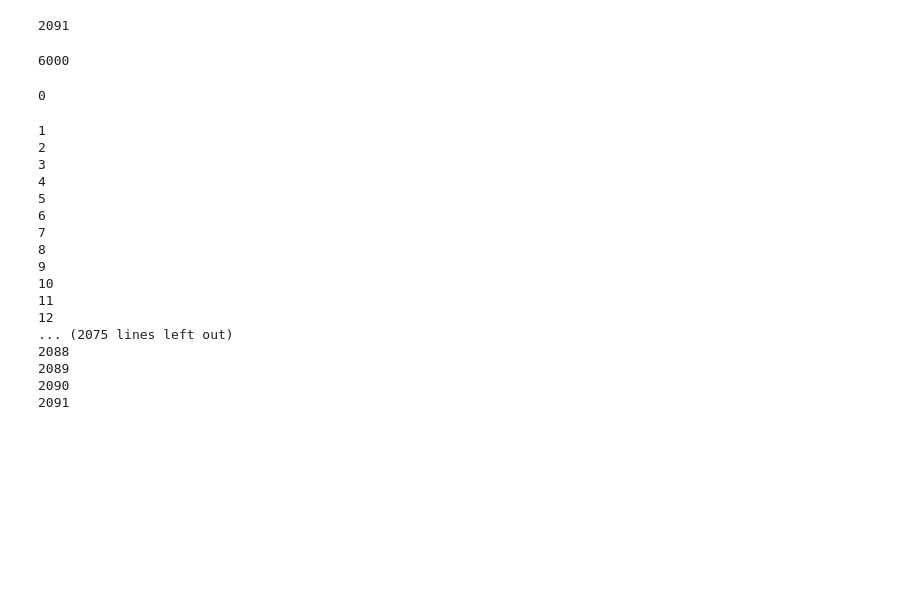
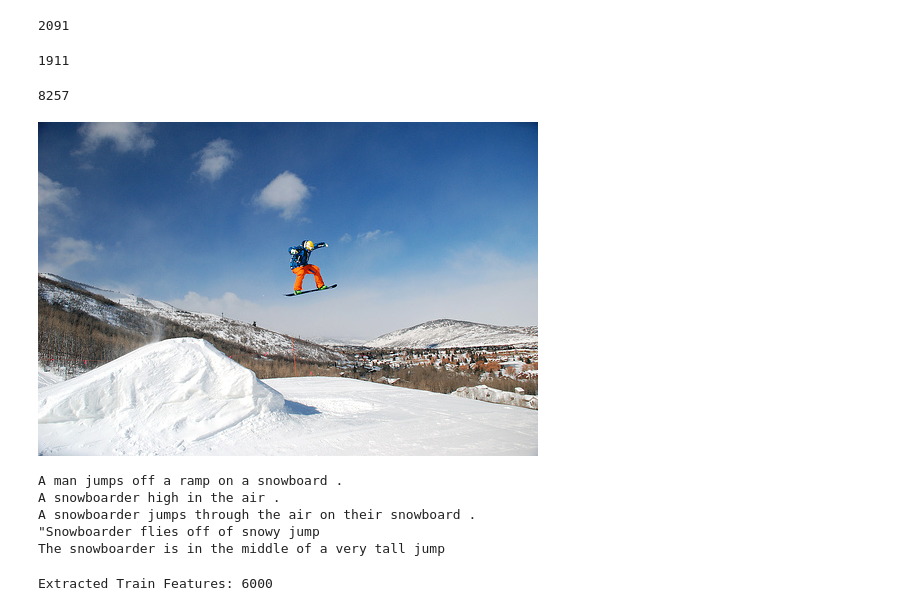
Before and after one commit to Nadiam75/DeepLearning_HW_3, a Jupyter notebook: Q3.ipynb, the cells around one changed output. Saved outputs shown, nothing was run; the diff lists cells and outputs as text; code cells hidden in the pictures; blank space fills up the shorter version.

```diff
--- a/Q3.ipynb
+++ b/Q3.ipynb
@@ -376,6 +375,6 @@ len(testDictionary)
 # %% [output]
 2091
 # %%
-len(trainDictionary)
+len(unique)
 # %% [output]
-6000
+1911
@@ -385,0 +381,4 @@ model = Model(inputs=model.inputs, outputs=model.layers[-2].output)
+# %%
+len(unique_copy)
+# %% [output]
+8257
@@ -386,3 +387,18 @@ model = Model(inputs=model.inputs, outputs=model.layers[-2].output)
+# %%
+temp = captions[6000].split(",")
+z = Image.open(images_path+temp[0])
+display(z)
+
+for ix in range(len(tokens[temp[0]])):
+    print(tokens[temp[0]][ix])
+image = img_to_array(z)
+# %% [output]
+[figure, added]
+A man jumps off a ramp on a snowboard .
+A snowboarder high in the air .
+A snowboarder jumps through the air on their snowboard .
+"Snowboarder flies off of snowy jump
+The snowboarder is in the middle of a very tall jump
 # %%
 # extract features from each photo in the directory
 def encode(filename  , model ):
@@ -408,34 +424,19 @@ for key, value in trainDictionary.items():
   path = 'Images/' +key
   encoded = encode(path , model )
   encodedTrain[key] = encoded
-# %%
-len(encodedTrain)
-# %% [output]
-0
+# %%
+import pickle
+print('Extracted Train Features: %d' % len(encodedTrain))
+# save to file
+pickle.dump(encodedTrain, open('train_features.pkl', 'wb'))
+# %% [output]
+Extracted Train Features: 6000
 # %%
 encodedTest = {}
 i=0
-for key, value in testDictionary.items():
+for key, value in test.items():
   i+=1
   print(i)
   path = 'Images/' +key
   encoded = encode(path, model)
   encodedTest[key] = encoded
-# %% [output]
-1
-2
-3
-4
-5
-6
-7
-8
-9
-10
-11
-12
-... (2075 lines left out)
-2088
-2089
-2090
-2091
```
Also changed, not shown: parts of 47 cells of this notebook.
